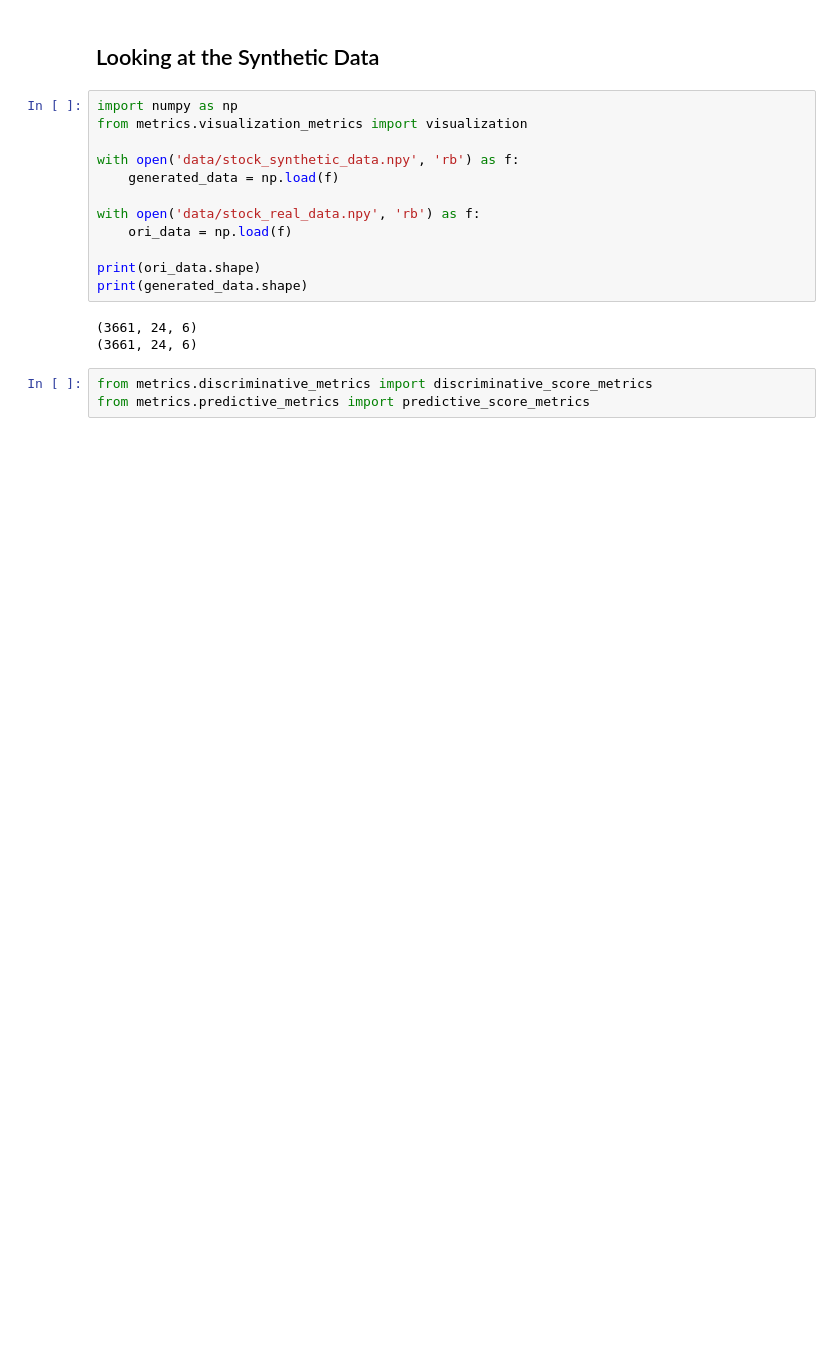
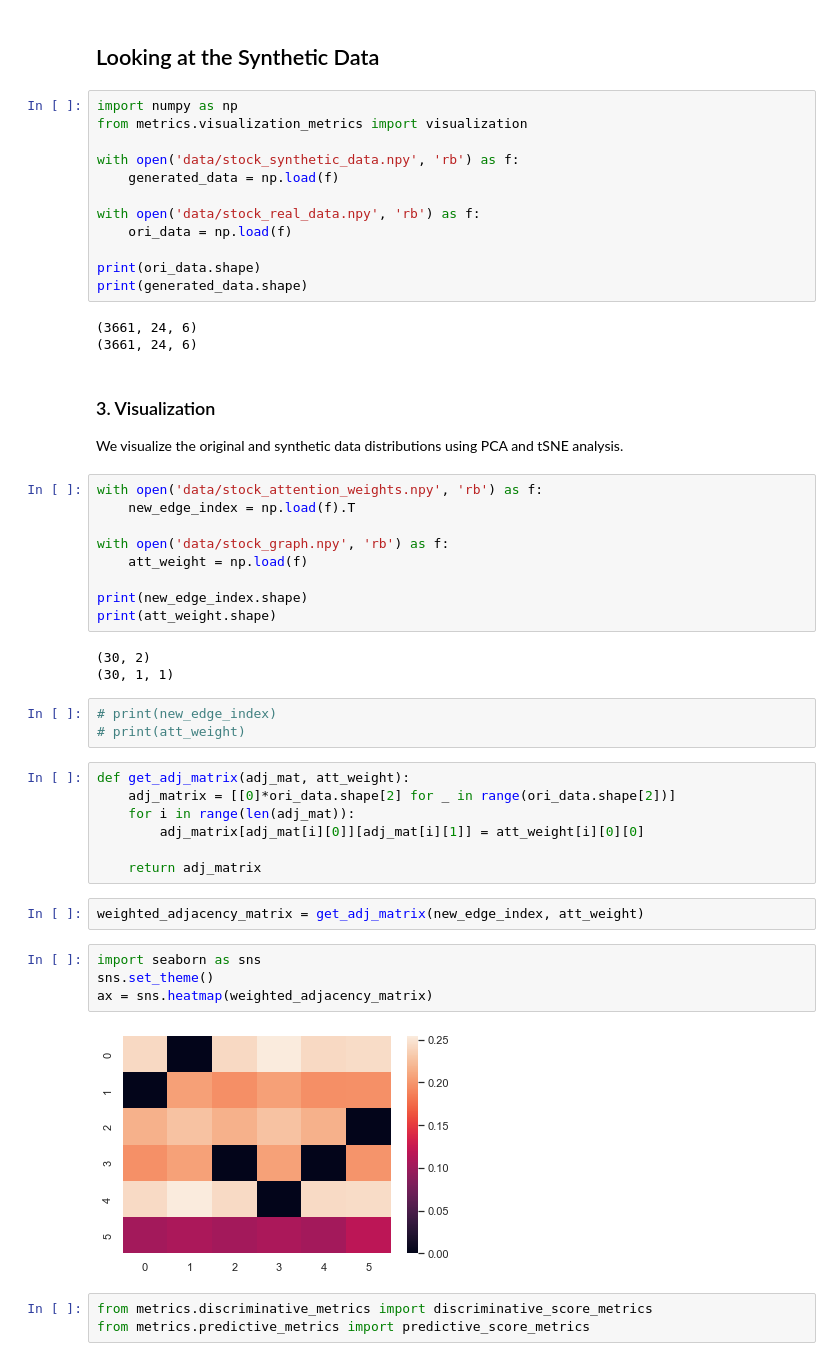
Before and after one commit to HarBatt/GTSGAN, a Jupyter notebook: run.ipynb, the cells around one changed output. Drawn from its saved outputs; the diff is of its cells as text; blank space fills up the shorter version.

```diff
--- a/run.ipynb
+++ b/run.ipynb
@@ -51,6 +15,40 @@ print(generated_data.shape)
 # %% [output]
 (3661, 24, 6)
 (3661, 24, 6)
+# %% [markdown]
+### 3. Visualization
+
+We visualize the original and synthetic data distributions using PCA and tSNE analysis.
+# %%
+with open('data/stock_attention_weights.npy', 'rb') as f:
+    new_edge_index = np.load(f).T
+
+with open('data/stock_graph.npy', 'rb') as f:
+    att_weight = np.load(f)
+
+print(new_edge_index.shape)
+print(att_weight.shape)
+# %% [output]
+(30, 2)
+(30, 1, 1)
+# %%
+# print(new_edge_index)
+# print(att_weight)
+# %%
+def get_adj_matrix(adj_mat, att_weight):
+    adj_matrix = [[0]*ori_data.shape[2] for _ in range(ori_data.shape[2])]
+    for i in range(len(adj_mat)):
+        adj_matrix[adj_mat[i][0]][adj_mat[i][1]] = att_weight[i][0][0]
+
+    return adj_matrix
+# %%
+weighted_adjacency_matrix = get_adj_matrix(new_edge_index, att_weight)
+# %%
+import seaborn as sns
+sns.set_theme()
+ax = sns.heatmap(weighted_adjacency_matrix)
+# %% [output]
+[figure, added]
 # %%
 from metrics.discriminative_metrics import discriminative_score_metrics
 from metrics.predictive_metrics import predictive_score_metrics
```
Also changed, not shown: parts of 9 cells of this notebook, 5 other files.
